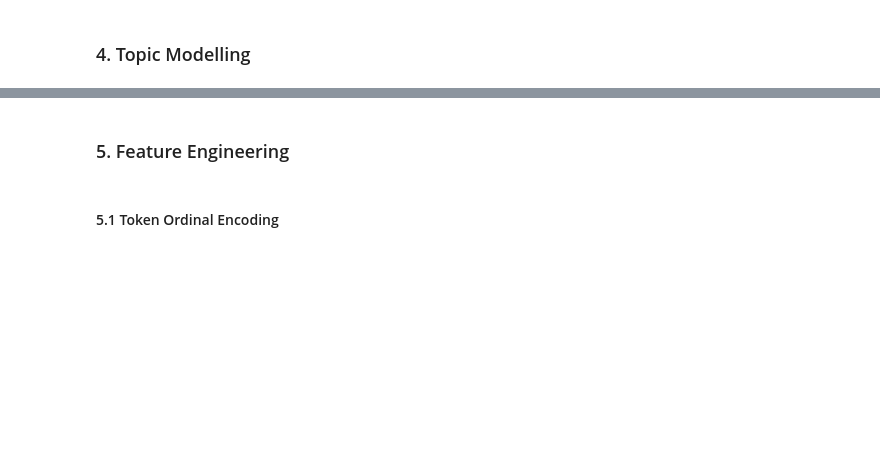
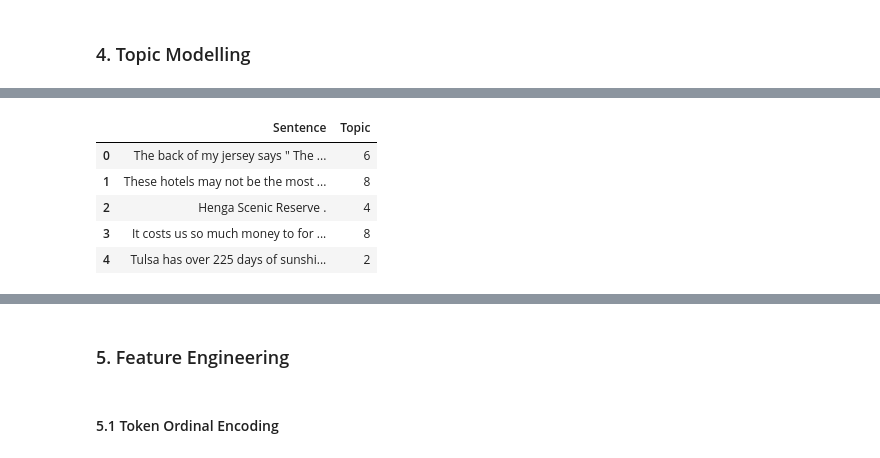
Before and after one commit to gabrielecola/Named-Entity-Recognition, a Jupyter notebook: NLP_Project.ipynb, the cells around one changed output, grey strips where cells are left out. Drawn from its saved outputs; the diff is of its cells as text; code cells hidden in the pictures; blank space fills up the shorter version.

```diff
--- a/NLP_Project.ipynb
+++ b/NLP_Project.ipynb
@@ -163,0 +245,15 @@ LDA.fit(dtm)
+# %%
+topic_results = LDA.transform(dtm)
+topic_results.shape
+argmax = topic_results.argmax(axis=1)
+argmax = list(argmax)
+
+data_topic['Topic'] = argmax
+data_topic.head()
+# %% [output]
+|  | Sentence | Topic |
+| 0 | The back of my jersey says " The ... | 6 |
+| 1 | These hotels may not be the most ... | 8 |
+| 2 | Henga Scenic Reserve . | 4 |
+| 3 | It costs us so much money to for ... | 8 |
+| 4 | Tulsa has over 225 days of sunshi... | 2 |
```
Also changed, not shown: parts of 31 cells of this notebook.
